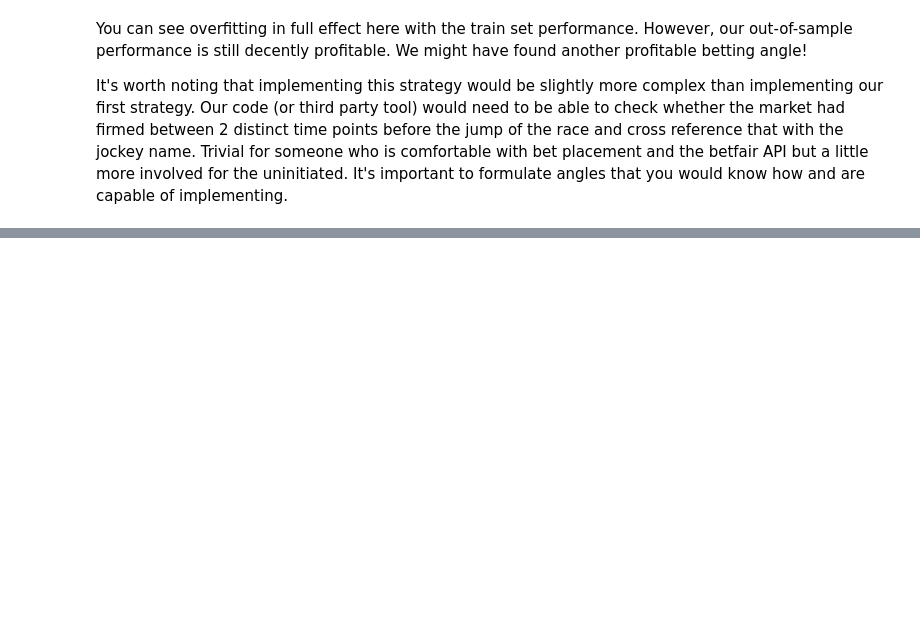
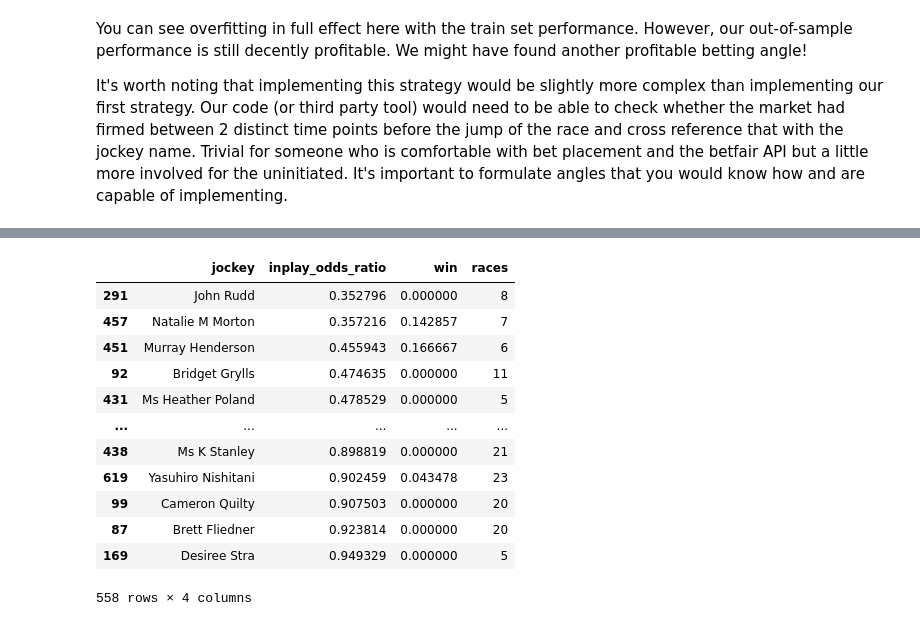
Before and after one commit to TMBish/bfStreamTutorials, a Jupyter notebook: 02-angles/article/angles.ipynb, the cells around one changed output, grey strips where cells are left out. Saved outputs shown, nothing was run; the diff lists cells and outputs as text; code cells hidden in the pictures; blank space fills up the shorter version.

Commit message:
Finished off first draft

```diff
--- a/02-angles/article/angles.ipynb
+++ b/02-angles/article/angles.ipynb
@@ -837,0 +846,30 @@ It's worth noting that implementing this strategy would be slightly more complex
+# %%
+# First Investigate The Average Inplay Minimums And Loss Rates of Certain Jockeys
+tradeOutIndex = (
+    dfTrain
+    .query('distance_group in ["long", "mid_long"]')
+    .assign(inplay_odds_ratio=lambda x: x['inplay_min_lay'] / x['bsp'])
+    .assign(win=lambda x: np.where(x['place']==1,1,0))
+    .assign(races=lambda x: 1)
+    # .groupby('trainer', as_index = False)
+    .groupby(['jockey'], as_index=False)
+    .agg({'inplay_odds_ratio': 'mean', 'win': 'mean', 'races': 'sum'})
+    .sort_values('inplay_odds_ratio')
+    .query('races >= 5')
+)
+
+tradeOutIndex
+# %% [output]
+|  | jockey | inplay_odds_ratio | win | races |
+| 291 | John Rudd | 0.352796 | 0.000000 | 8 |
+| 457 | Natalie M Morton | 0.357216 | 0.142857 | 7 |
+| 451 | Murray Henderson | 0.455943 | 0.166667 | 6 |
+| 92 | Bridget Grylls | 0.474635 | 0.000000 | 11 |
+| 431 | Ms Heather Poland | 0.478529 | 0.000000 | 5 |
+| ... | ... | ... | ... | ... |
+| 438 | Ms K Stanley | 0.898819 | 0.000000 | 21 |
+| 619 | Yasuhiro Nishitani | 0.902459 | 0.043478 | 23 |
+| 99 | Cameron Quilty | 0.907503 | 0.000000 | 20 |
+| 87 | Brett Fliedner | 0.923814 | 0.000000 | 20 |
+| 169 | Desiree Stra | 0.949329 | 0.000000 | 5 |
+558 rows × 4 columns
```
Also changed, not shown: parts of 13 cells of this notebook.
